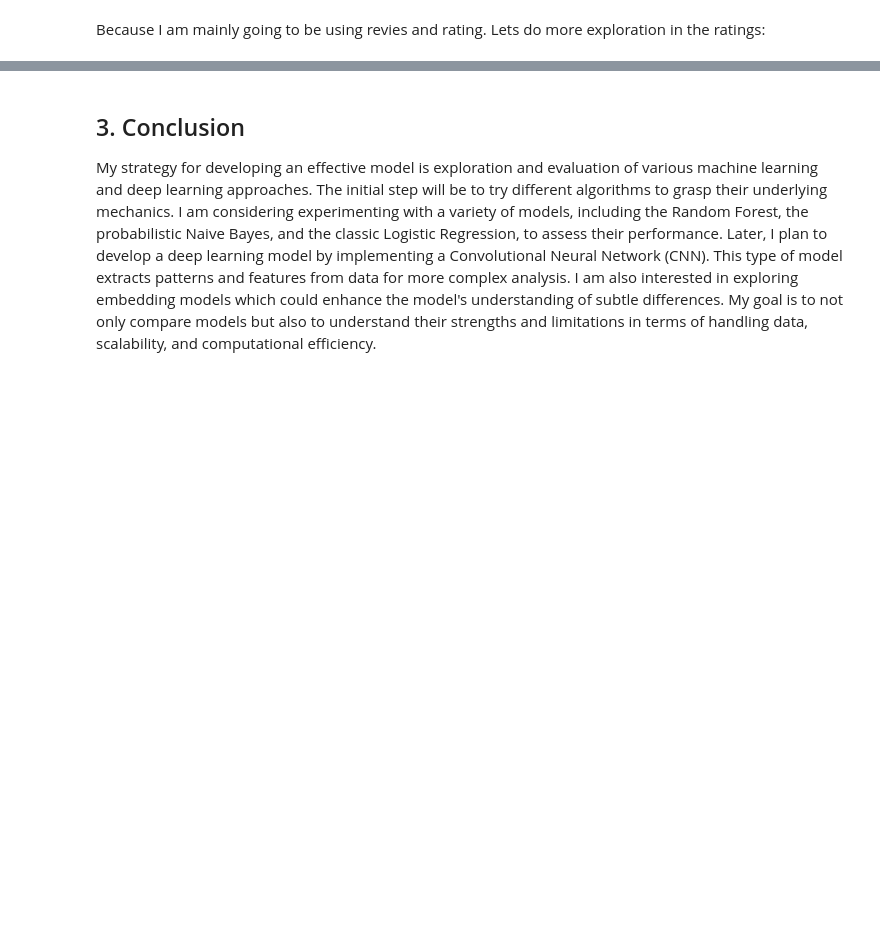
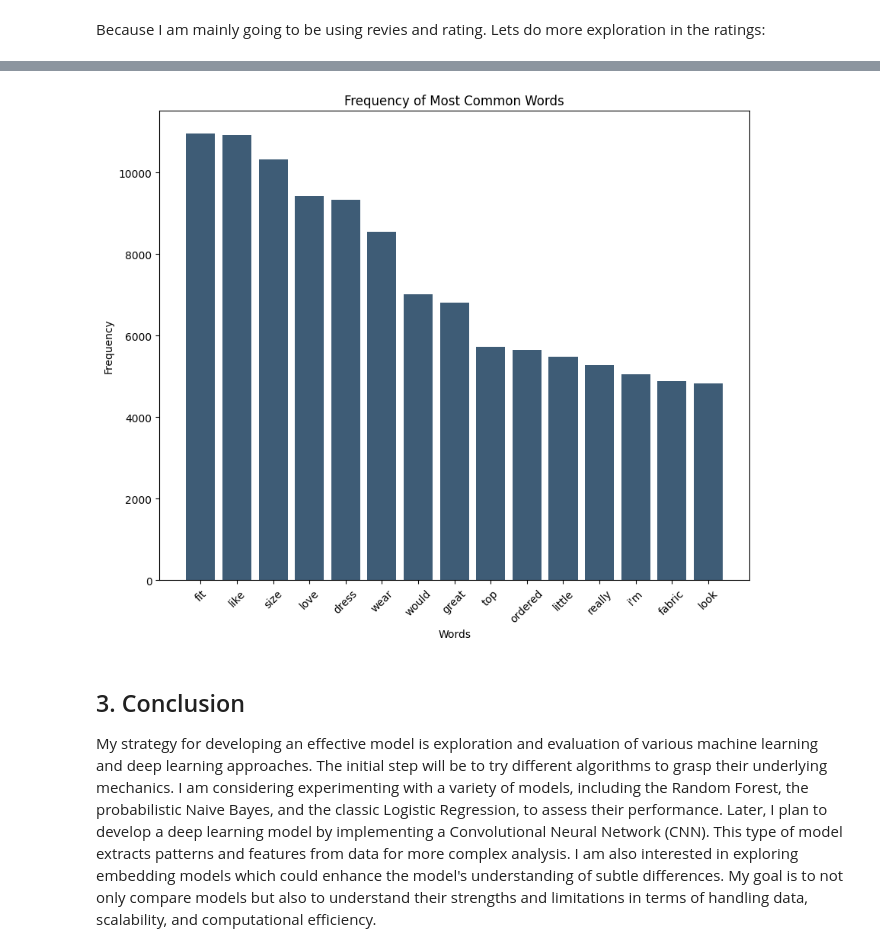
Before and after one commit to Ariamestra/ConsumerReviews, a Jupyter notebook: project_part1.ipynb, the cells around one changed output, grey strips where cells are left out. Saved outputs shown, nothing was run; the diff lists cells and outputs as text; code cells hidden in the pictures; blank space fills up the shorter version.

```diff
--- a/project_part1.ipynb
+++ b/project_part1.ipynb
@@ -240,12 +250,16 @@ for word, count in most_common_words:
 # %%
+words, counts = zip(*most_common_words) # Fixes error
+
 # Creating the histogram
 plt.figure(figsize=(10, 8))
 plt.bar(words, counts, color='#3e5c76')
 plt.xlabel('Words')
 plt.ylabel('Frequency')
 plt.title('Frequency of Most Common Words')
 plt.xticks(rotation=45)  # Rotate the x-axis labels for better readability
 plt.show()
+# %% [output]
+[figure, added]
 # %% [markdown]
 ## 3. Conclusion
 
```
Also changed, not shown: parts of 11 cells of this notebook.
